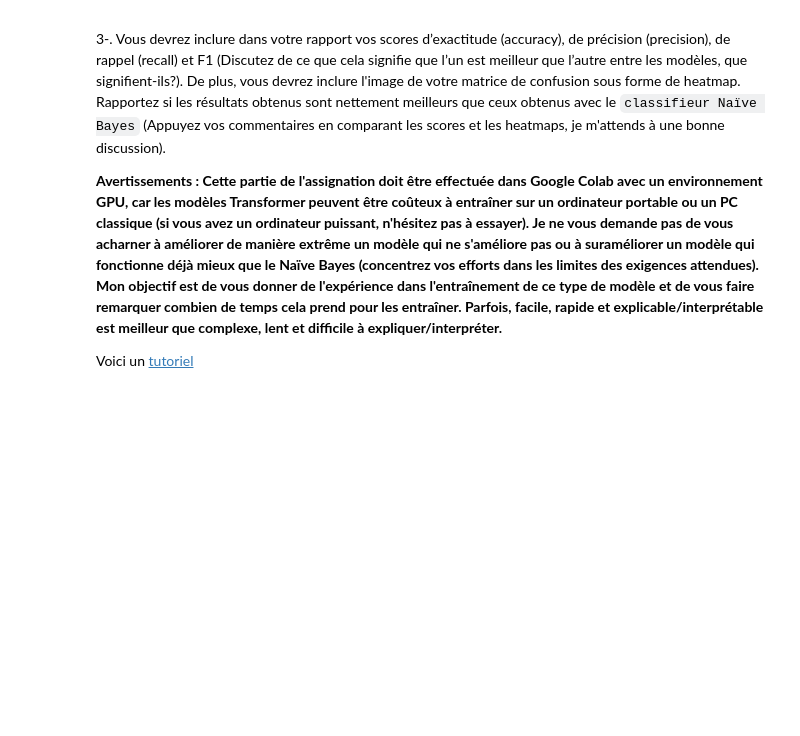
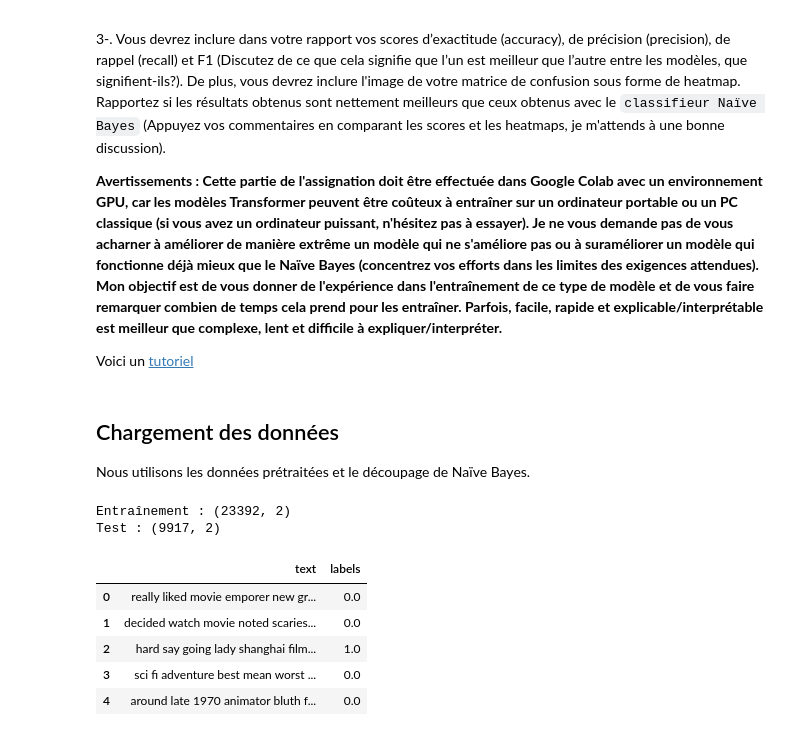
Before and after one commit to Mbaka11/IFT6758_Data_Science, a Jupyter notebook: HW/HW4_IFT6758_FR/hw4.ipynb, the cells around one changed output. Drawn from its saved outputs; the diff is of its cells as text; code cells hidden in the pictures; blank space fills up the shorter version.

```diff
--- a/HW/HW4_IFT6758_FR/hw4.ipynb
+++ b/HW/HW4_IFT6758_FR/hw4.ipynb
@@ -551,0 +550,28 @@ Voici un [tutoriel](https://huggingface.co/blog/sentiment-analysis-python)
+# %% [markdown]
+   ## Chargement des données
+
+   Nous utilisons les données prétraitées et le découpage de Naïve Bayes.
+# %%
+# Votre code ici
+import pandas as pd
+from pathlib import Path
+
+# Charger les fichiers importés
+data_dir = Path("/content/HW4_IFT6758")
+
+train_df = pd.read_csv(data_dir / "train_distilbert.csv")
+test_df = pd.read_csv(data_dir / "test_distilbert.csv")
+
+print("Entraînement :", train_df.shape)
+print("Test :", test_df.shape)
+
+train_df.head()
+# %% [output]
+Entraînement : (23392, 2)
+Test : (9917, 2)
+|  | text | labels |
+| 0 | really liked movie emporer new gr... | 0.0 |
+| 1 | decided watch movie noted scaries... | 0.0 |
+| 2 | hard say going lady shanghai film... | 1.0 |
+| 3 | sci fi adventure best mean worst ... | 0.0 |
+| 4 | around late 1970 animator bluth f... | 0.0 |
```
Also changed, not shown: parts of 1 cell of this notebook.
